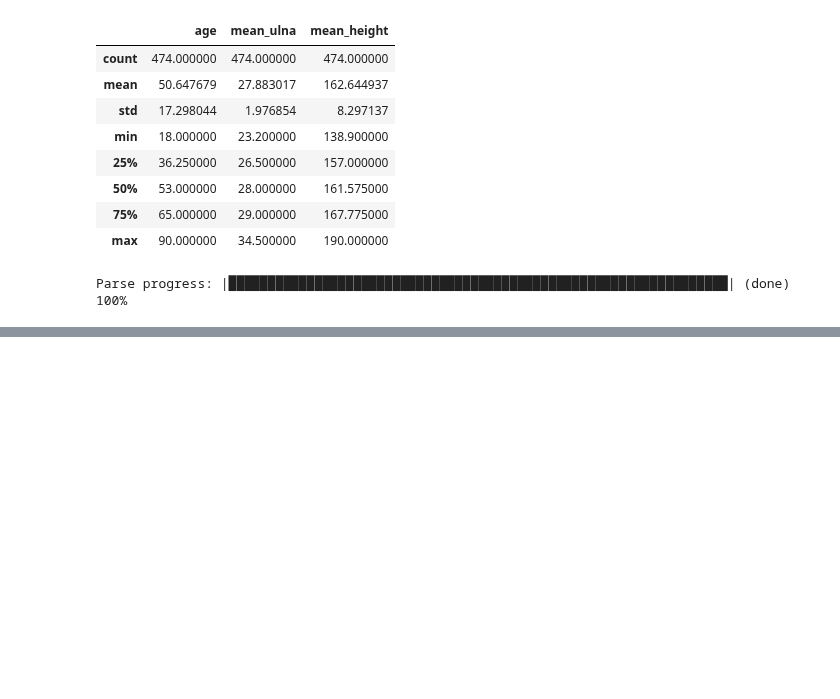
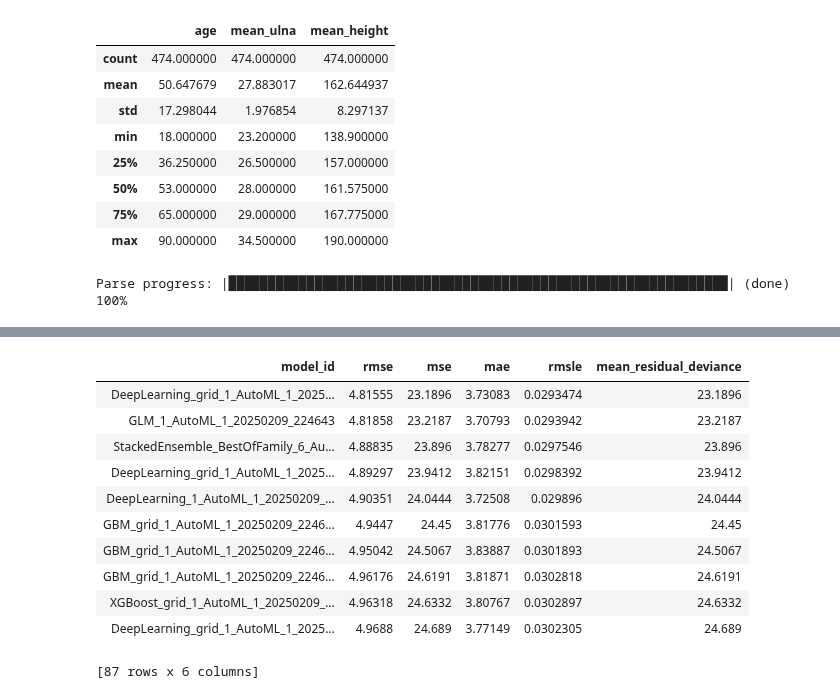
Before and after one commit to KomlaRD/agreement_height_ulna_length_study, a Jupyter notebook: automl.ipynb, the cells around one changed output, grey strips where cells are left out. Saved outputs shown, nothing was run; the diff lists cells and outputs as text; code cells hidden in the pictures; blank space fills up the shorter version.

```diff
--- a/automl.ipynb
+++ b/automl.ipynb
@@ -99,0 +134,15 @@ H2OTypeError: 'training_frame' must be a valid H2OFrame!
+# %%
+aml.leaderboard
+# %% [output]
+| model_id | rmse | mse | mae | rmsle | mean_residual_deviance |
+| DeepLearning_grid_1_AutoML_1_2025... | 4.81555 | 23.1896 | 3.73083 | 0.0293474 | 23.1896 |
+| GLM_1_AutoML_1_20250209_224643 | 4.81858 | 23.2187 | 3.70793 | 0.0293942 | 23.2187 |
+| StackedEnsemble_BestOfFamily_6_Au... | 4.88835 | 23.896 | 3.78277 | 0.0297546 | 23.896 |
+| DeepLearning_grid_1_AutoML_1_2025... | 4.89297 | 23.9412 | 3.82151 | 0.0298392 | 23.9412 |
+| DeepLearning_1_AutoML_1_20250209_... | 4.90351 | 24.0444 | 3.72508 | 0.029896 | 24.0444 |
+| GBM_grid_1_AutoML_1_20250209_2246... | 4.9447 | 24.45 | 3.81776 | 0.0301593 | 24.45 |
+| GBM_grid_1_AutoML_1_20250209_2246... | 4.95042 | 24.5067 | 3.83887 | 0.0301893 | 24.5067 |
+| GBM_grid_1_AutoML_1_20250209_2246... | 4.96176 | 24.6191 | 3.81871 | 0.0302818 | 24.6191 |
+| XGBoost_grid_1_AutoML_1_20250209_... | 4.96318 | 24.6332 | 3.80767 | 0.0302897 | 24.6332 |
+| DeepLearning_grid_1_AutoML_1_2025... | 4.9688 | 24.689 | 3.77149 | 0.0302305 | 24.689 |
+[87 rows x 6 columns]
```
Also changed, not shown: parts of 1 cell of this notebook.
